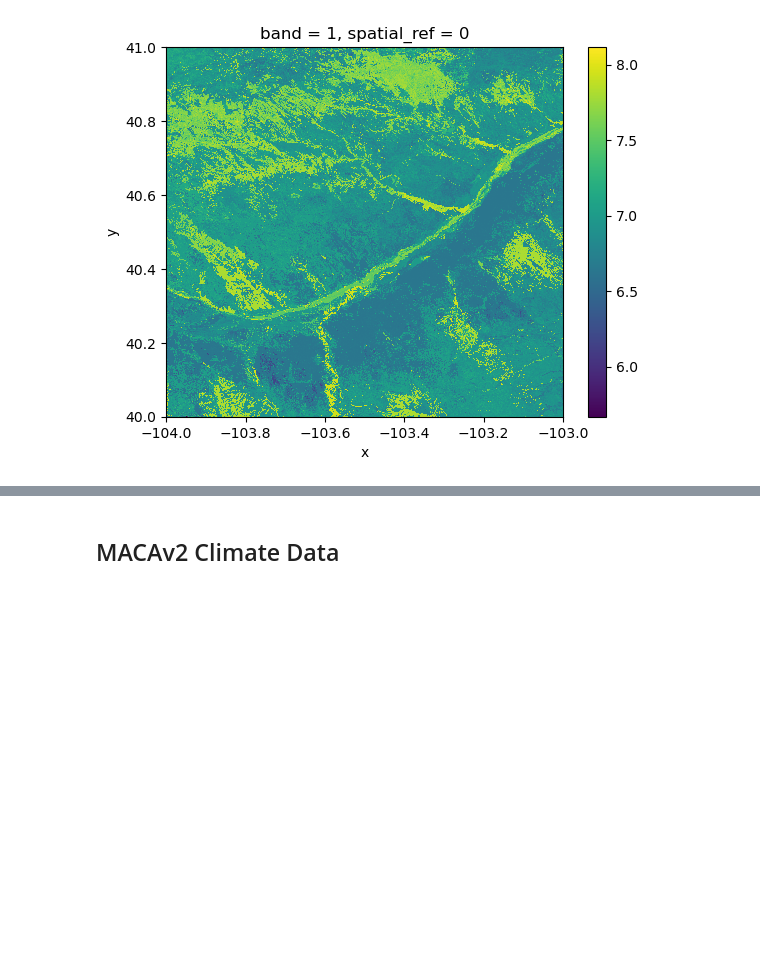
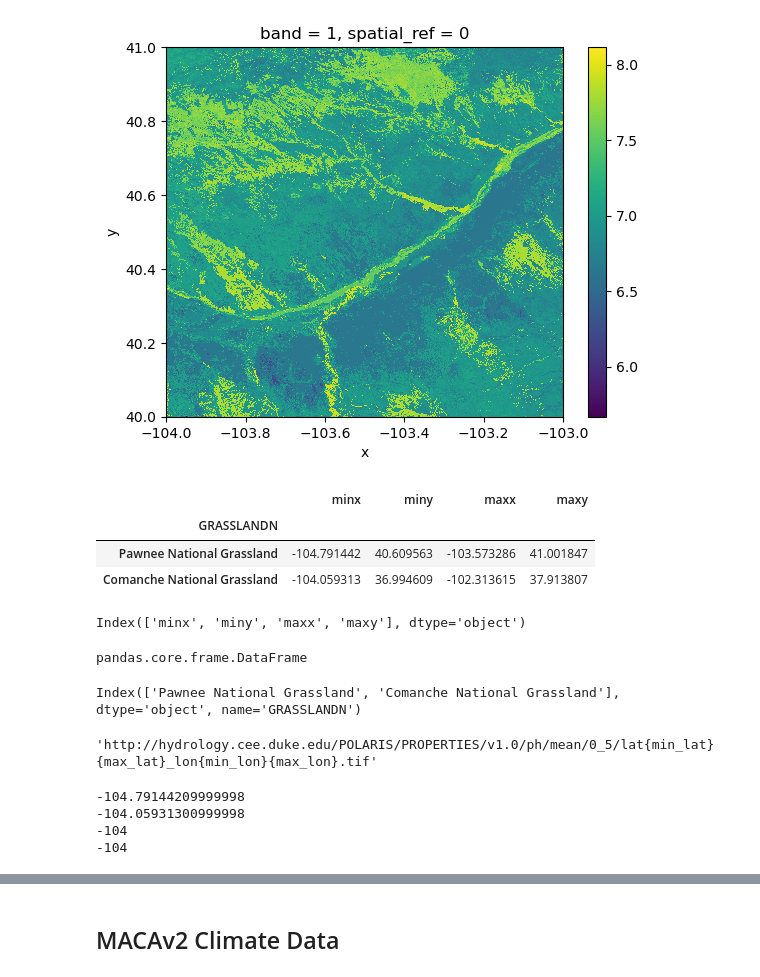
Before and after one commit to akpost21/Habitat-Suitability, a Jupyter notebook: habitat_suitability_workflow.ipynb, the cells around one changed output, grey strips where cells are left out. Saved outputs shown, nothing was run; the diff lists cells and outputs as text; code cells hidden in the pictures; blank space fills up the shorter version.

```diff
--- a/habitat_suitability_workflow.ipynb
+++ b/habitat_suitability_workflow.ipynb
@@ -224,3 +238,54 @@ soil_da.plot()
 # %% [output]
 <matplotlib.collections.QuadMesh at 0x...>
 [figure]
+# %%
+# Create loop for soils data
+
+# Get bounds for each row in geodataframe
+bounds_df = subset_grasslands_gdf.bounds
+bounds_df
+# %% [output]
+|  | minx | miny | maxx | maxy |
+| GRASSLANDN |  |  |  |  |
+| Pawnee National Grassland | -104.791442 | 40.609563 | -103.573286 | 41.001847 |
+| Comanche National Grassland | -104.059313 | 36.994609 | -102.313615 | 37.913807 |
+# %%
+# Check column names
+bounds_df.columns
+# %% [output]
+Index(['minx', 'miny', 'maxx', 'maxy'], dtype='object')
+# %%
+# Check data type
+type(bounds_df)
+# %% [output]
+pandas.core.frame.DataFrame
+# %%
+# Check index
+bounds_df.index
+# %% [output]
+Index(['Pawnee National Grassland', 'Comanche National Grassland'], dtype='object', name='GRASSLANDN')
+# %%
+# Define POLARIS URL template
+
+soil_url_template = ("http://hydrology.cee.duke.edu/POLARIS/PROPERTIES/v1.0"
+            "/ph"
+            "/mean"
+            "/0_5"
+            "/lat{min_lat}{max_lat}_lon{min_lon}{max_lon}.tif")
+
+soil_url_template
+# %% [output]
+'http://hydrology.cee.duke.edu/POLARIS/PROPERTIES/v1.0/ph/mean/0_5/lat{min_lat}{max_lat}_lon{min_lon}{max_lon}.tif'
+# %%
+# Testing
+for row in bounds_df.values:
+    print(f"{row[0]}")
+
+for row in bounds_df.values:
+    x = ceil(row[0])
+    print(x)
+# %% [output]
+-104.79144209999998
+-104.05931300999998
+-104
+-104
```
Also changed, not shown: parts of 11 cells of this notebook.
